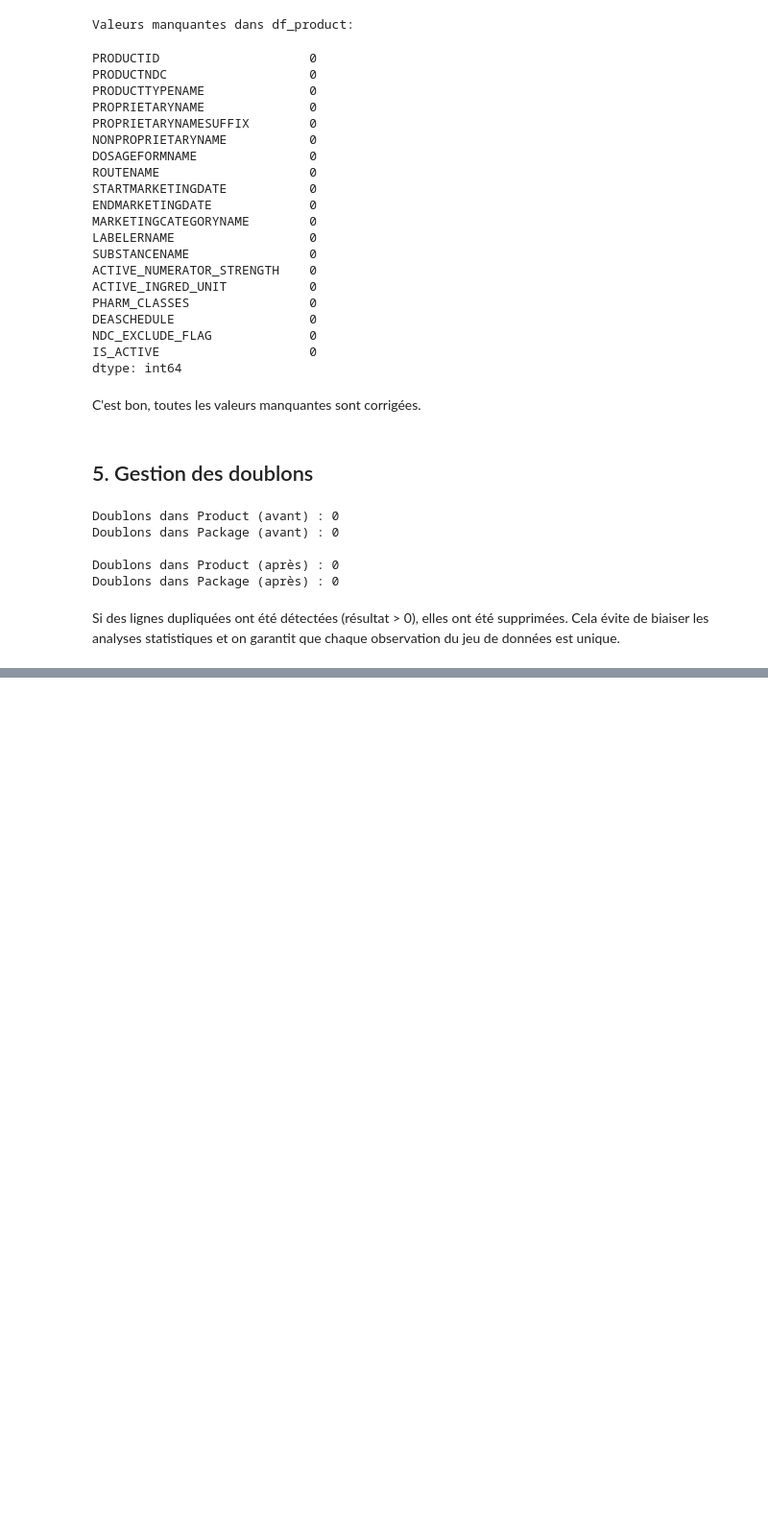
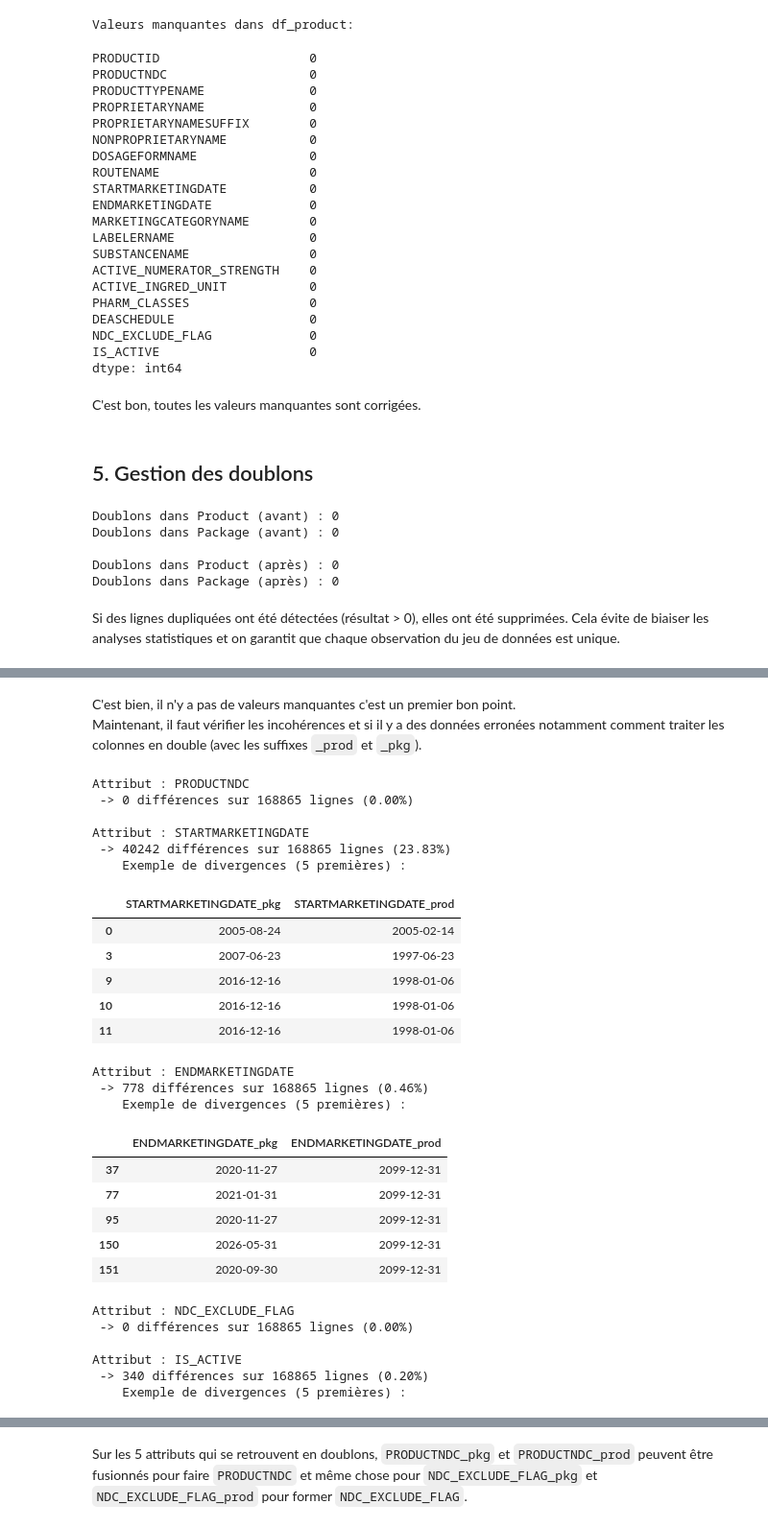
Before and after one commit to NtoDeath/Forage_de_donnees, a Jupyter notebook: TP2_Pretraitement_Representation/tp2.ipynb, the cells around one changed output, grey strips where cells are left out. Shown at 96% size. Drawn from its saved outputs; the diff is of its cells as text; code cells hidden in the pictures; blank space fills up the shorter version.

```diff
--- a/TP2_Pretraitement_Representation/tp2.ipynb
+++ b/TP2_Pretraitement_Representation/tp2.ipynb
@@ -1139,7 +1143,7 @@ def get_mode(x):
         m = x.mode()
         return m.iloc[0] if not m.empty else np.nan
 # %%
-def nettoyer_donnees_package(df_package):
+def clean_package(df_package):
     pkg = df_package.copy()
 
     pkg['IS_ACTIVE'] = pkg['ENDMARKETINGDATE'].isna()
@@ -1149,7 +1153,7 @@ def nettoyer_donnees_package(df_package):
     return pkg
 
 
-def nettoyer_donnees_product(df_product):
+def clean_product(df_product):
     prod = df_product.copy()
 
     cols_to_drop = ['APPLICATIONNUMBER', 'LISTING_RECORD_CERTIFIED_THROUGH']
@@ -1158,9 +1162,9 @@ def nettoyer_donnees_product(df_product):
     subset_critical = ['PRODUCTID', 'PROPRIETARYNAME', 'NONPROPRIETARYNAME']
     prod.dropna(subset=subset_critical, inplace=True)
 
-    prod['PROPRIETARYNAMESUFFIX'] = prod['PROPRIETARYNAMESUFFIX'].fillna("")
+    prod['PROPRIETARYNAMESUFFIX'] = prod['PROPRIETARYNAMESUFFIX'].fillna("0")
 
-    prod['DEASCHEDULE'] = prod['DEASCHEDULE'].fillna("N/A")
+    prod['DEASCHEDULE'] = prod['DEASCHEDULE'].fillna("0")
 
     prod['PHARM_CLASSES'] = prod['PHARM_CLASSES'].fillna("TO_PREDICT")
 
@@ -1182,8 +1186,8 @@ def nettoyer_donnees_product(df_product):
 
     return prod
 
-df_product_clean = nettoyer_donnees_product(df_product)
-df_package_clean = nettoyer_donnees_package(df_package)
+df_product_clean = clean_product(df_product)
+df_package_clean = clean_package(df_package)
 
 print("Valeurs manquantes dans df_package:")
 display(df_package_clean.isna().sum())
@@ -1351,0 +1279,7 @@ TODO Q7, Q8 et Q9 + relecture de tout
+# %%
+df_merged = pd.merge(df_package_clean, df_product_clean, on='PRODUCTID', how='inner', suffixes=('_pkg', '_prod'))
+
+print(f"Lignes dans Package (avant) : {len(df_package)}")
+print(f"Lignes dans Product (avant) : {len(df_product)}")
+print(f"Lignes fusionnées (après)   : {len(df_merged)}")
+print(f"Orphelins supprimés (Package sans Product) : {len(df_package) - len(df_merged)}")
@@ -1351,0 +1317,59 @@ TODO Q7, Q8 et Q9 + relecture de tout
+# %% [markdown]
+C'est bien, il n'y a pas de valeurs manquantes c'est un premier bon point.
+Maintenant, il faut vérifier les incohérences et si il y a des données erronées notamment comment traiter les colonnes en double (avec les suffixes `_prod` et `_pkg`).
+# %%
+def check_duplicates_attributs(df):
+    cols_pkg = [c for c in df.columns if c.endswith('_pkg')]
+    found_pair = False
+
+    for col_pkg in cols_pkg:
+        base_name = col_pkg.replace('_pkg', '')
+        col_prod = base_name + '_prod'
+
+        if col_prod in df.columns:
+            found_pair = True
+            mask_diff = (df[col_pkg] != df[col_prod]) & \
+                        ~((df[col_pkg].isna()) & (df[col_prod].isna()))
+
+            nb_diff = mask_diff.sum()
+            total = len(df)
+            pct_diff = (nb_diff / total) * 100
+            print(f"Attribut : {base_name}")
+            print(f" -> {nb_diff} différences sur {total} lignes ({pct_diff:.2f}%)")
+            if nb_diff > 0:
+                print("    Exemple de divergences (5 premières) :")
+                display(df.loc[mask_diff, [col_pkg, col_prod]].head(5))
+            print()
+
+    if not found_pair:
+        print("Aucune paire de colonnes _pkg/_prod trouvée. Avez-vous déjà nettoyé/renommé vos colonnes ?")
+
+check_duplicates_attributs(df_merged)
+# %% [output]
+Attribut : PRODUCTNDC
+ -> 0 différences sur 168865 lignes (0.00%)
+
+Attribut : STARTMARKETINGDATE
+ -> 40242 différences sur 168865 lignes (23.83%)
+    Exemple de divergences (5 premières) :
+|  | STARTMARKETINGDATE_pkg | STARTMARKETINGDATE_prod |
+| 0 | 2005-08-24 | 2005-02-14 |
+| 3 | 2007-06-23 | 1997-06-23 |
+| 9 | 2016-12-16 | 1998-01-06 |
+| 10 | 2016-12-16 | 1998-01-06 |
+| 11 | 2016-12-16 | 1998-01-06 |
+Attribut : ENDMARKETINGDATE
+ -> 778 différences sur 168865 lignes (0.46%)
+    Exemple de divergences (5 premières) :
+|  | ENDMARKETINGDATE_pkg | ENDMARKETINGDATE_prod |
+| 37 | 2020-11-27 | 2099-12-31 |
+| 77 | 2021-01-31 | 2099-12-31 |
+| 95 | 2020-11-27 | 2099-12-31 |
+| 150 | 2026-05-31 | 2099-12-31 |
+| 151 | 2020-09-30 | 2099-12-31 |
+Attribut : NDC_EXCLUDE_FLAG
+ -> 0 différences sur 168865 lignes (0.00%)
+
+Attribut : IS_ACTIVE
+ -> 340 différences sur 168865 lignes (0.20%)
+    Exemple de divergences (5 premières) :
@@ -1351,0 +1382,2 @@ TODO Q7, Q8 et Q9 + relecture de tout
+# %% [markdown]
+Sur les 5 attributs qui se retrouvent en doublons, `PRODUCTNDC_pkg` et `PRODUCTNDC_prod` peuvent être fusionnés pour faire `PRODUCTNDC` et même chose pour `NDC_EXCLUDE_FLAG_pkg` et  `NDC_EXCLUDE_FLAG_prod` pour former `NDC_EXCLUDE_FLAG`.
```
Also changed, not shown: parts of 56 cells of this notebook, 2 other files.
